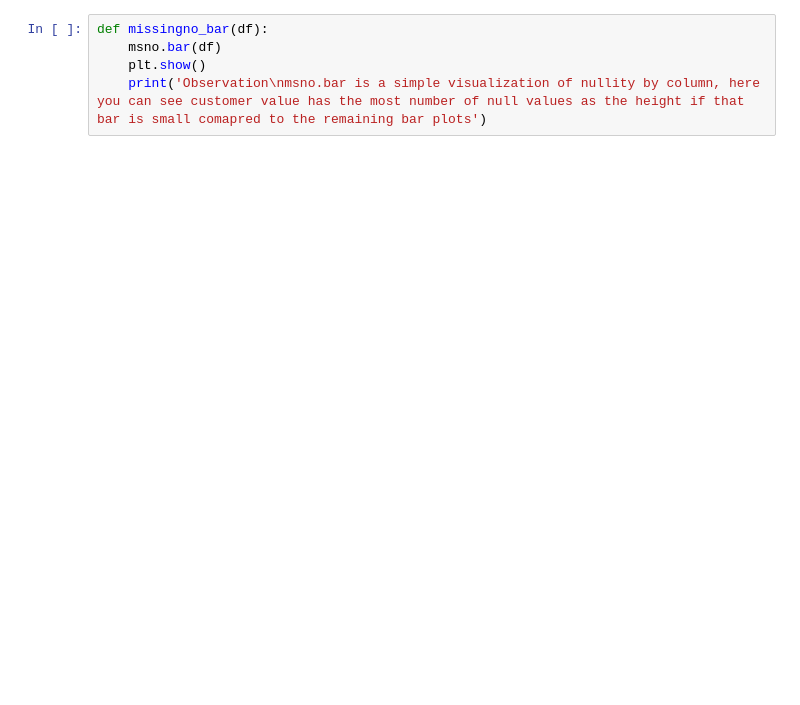
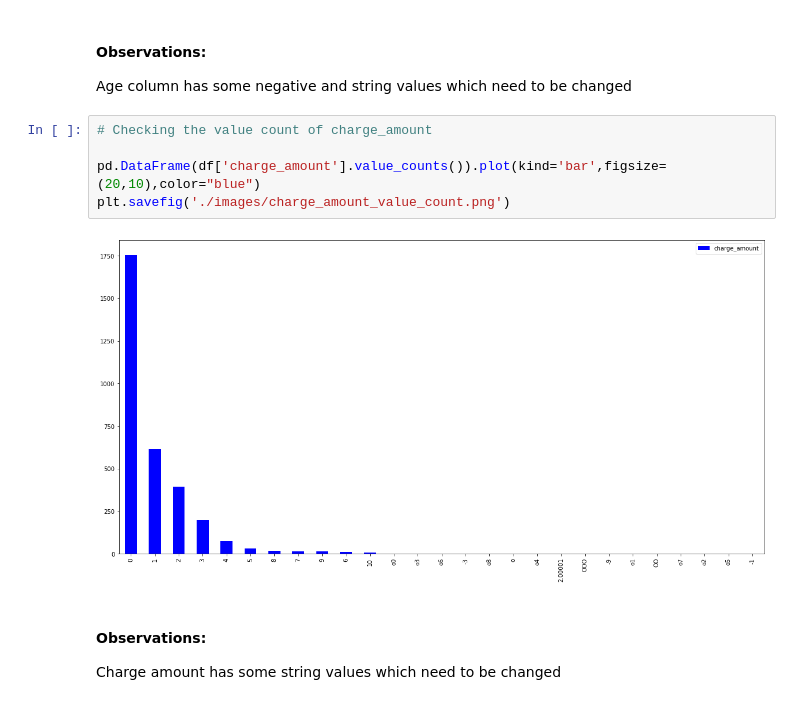
Before and after one commit to rohit-chandra/Customer_Churn_Analysis, a Jupyter notebook: data_visualization/DataVisualization_BeforeDataCleaning.ipynb, the cells around one changed output. Saved outputs shown, nothing was run; the diff lists cells and outputs as text; blank space fills up the shorter version.

```diff
--- a/data_visualization/DataVisualization_BeforeDataCleaning.ipynb
+++ b/data_visualization/DataVisualization_BeforeDataCleaning.ipynb
@@ -25,6 +101,16 @@ def missingno_matrix(df):
+# %% [markdown]
+#### Observations:
+
+Age column has some negative and string values which need to be changed
 # %%
-def missingno_bar(df):
-    msno.bar(df)
-    plt.show()
-    print('Observation\nmsno.bar is a simple visualization of nullity by column, here you can see customer value has the most number of null values as the height if that bar is small comapred to the remaining bar plots')
+# Checking the value count of charge_amount
+
+pd.DataFrame(df['charge_amount'].value_counts()).plot(kind='bar',figsize=(20,10),color="blue")
+plt.savefig('./images/charge_amount_value_count.png')
+# %% [output]
+[figure, added]
+# %% [markdown]
+#### Observations:
+
+Charge amount has some string values which need to be changed
 # %%
```
Also changed, not shown: parts of 22 cells of this notebook, 7 other files.
